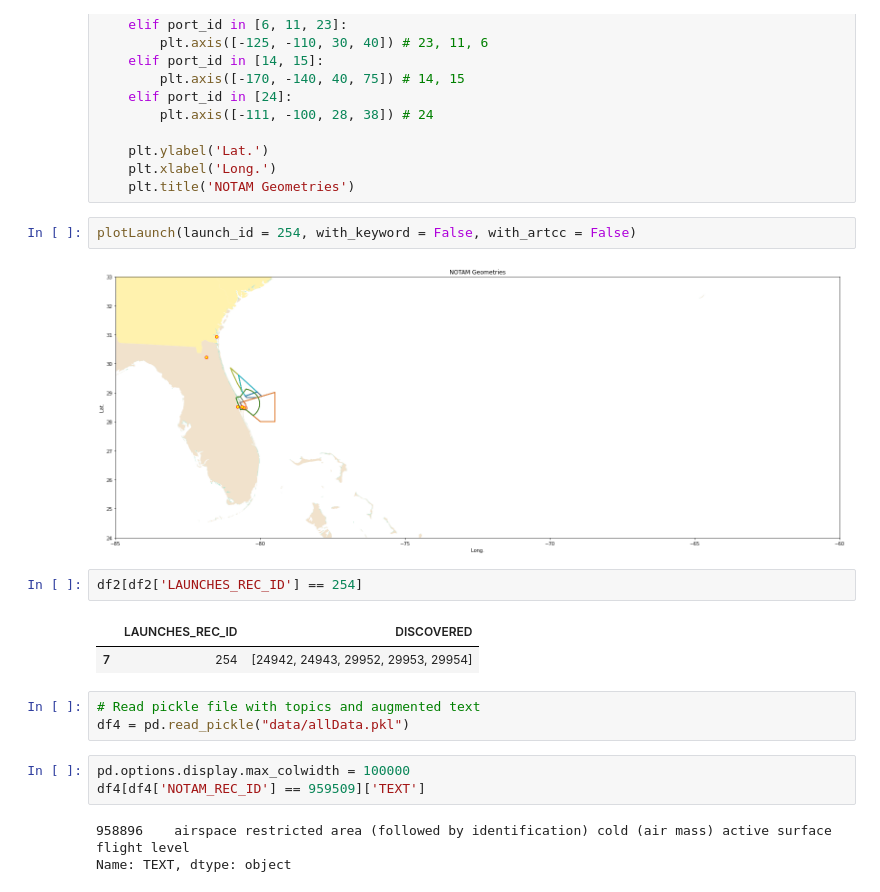
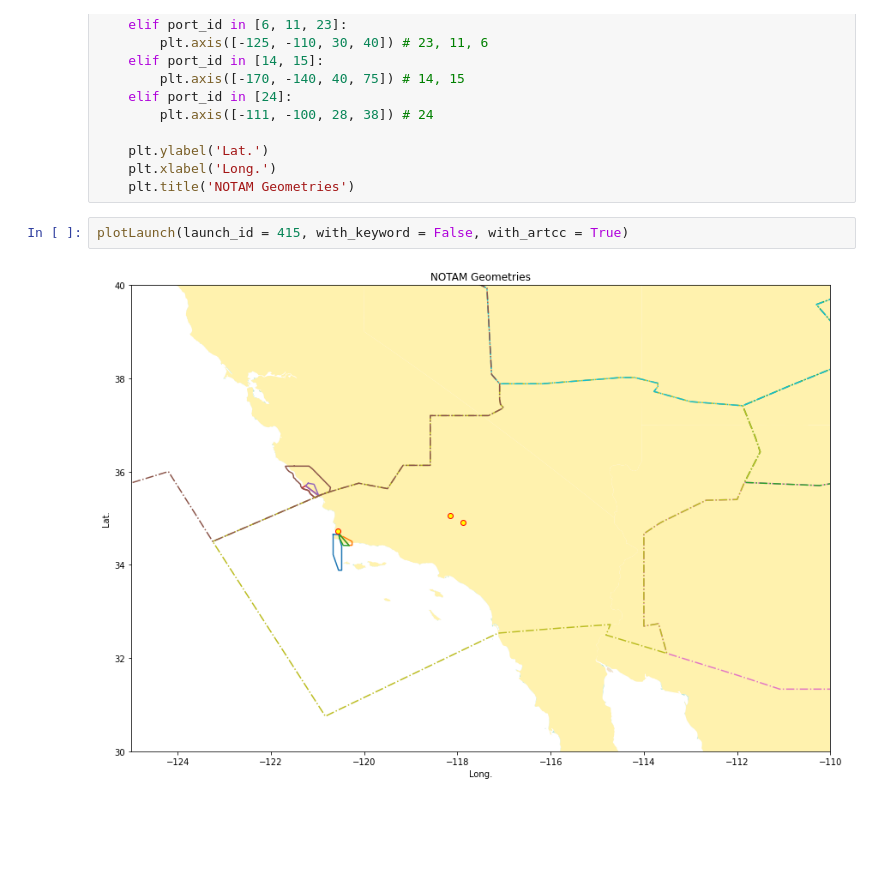
Before and after one commit to DAEN-Team-1/Final, a Jupyter notebook: src/PlotLaunch.ipynb, the cells around one changed output. Drawn from its saved outputs; the diff is of its cells as text; blank space fills up the shorter version.

```diff
--- a/src/PlotLaunch.ipynb
+++ b/src/PlotLaunch.ipynb
@@ -162,20 +162,6 @@ def plotLaunch(launch_id, with_keyword = True, with_artcc = False):
     plt.xlabel('Long.')
     plt.title('NOTAM Geometries')
 # %%
-plotLaunch(launch_id = 254, with_keyword = False, with_artcc = False)
+plotLaunch(launch_id = 415, with_keyword = False, with_artcc = True)
 # %% [output]
-[figure, old version]
+[figure, new version]
-# %%
-df2[df2['LAUNCHES_REC_ID'] == 254]
-# %% [output]
-|  | LAUNCHES_REC_ID | DISCOVERED |
-| 7 | 254 | [24942, 24943, 29952, 29953, 29954] |
-# %%
-# Read pickle file with topics and augmented text
-df4 = pd.read_pickle("data/allData.pkl")
-# %%
-pd.options.display.max_colwidth = 100000
-df4[df4['NOTAM_REC_ID'] == 959509]['TEXT']
-# %% [output]
-958896    airspace restricted area (followed by identification) cold (air mass) active surface flight level
-Name: TEXT, dtype: object
```
Also changed, not shown: 6 other files.
